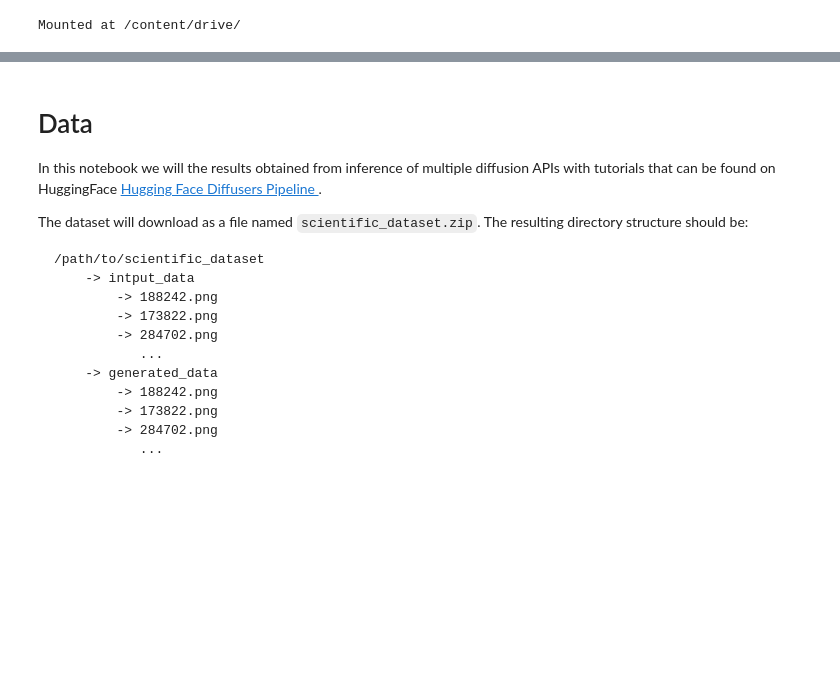
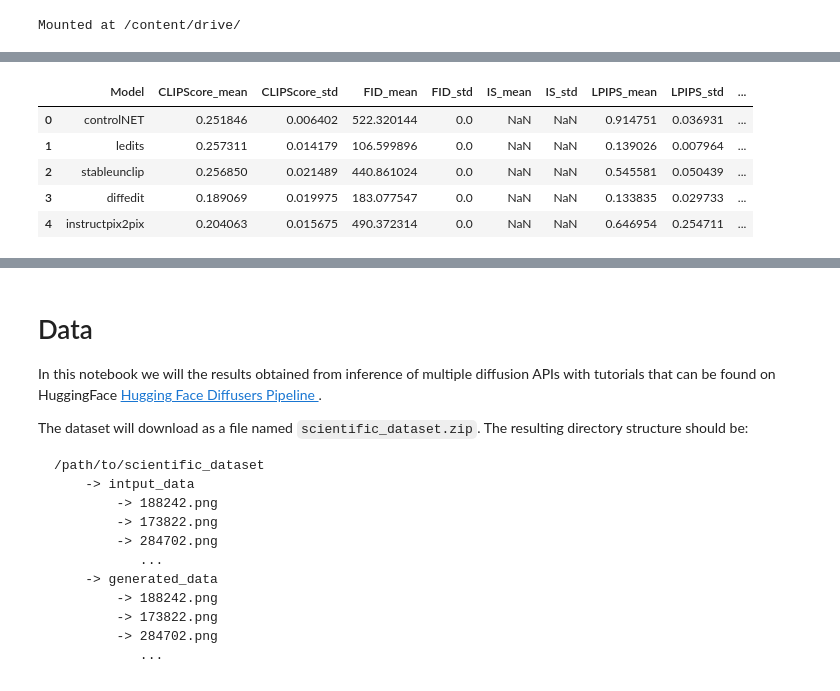
Before and after one commit to lbl-camera/genAI, a Jupyter notebook: calculate_metrics.ipynb, the cells around one changed output, grey strips where cells are left out. Drawn from its saved outputs; the diff is of its cells as text; code cells hidden in the pictures; blank space fills up the shorter version.

Commit message:
refactored calculate_metrics

```diff
--- a/calculate_metrics.ipynb
+++ b/calculate_metrics.ipynb
@@ -214,0 +61,10 @@ def get_metrics_diffusion(raw_path, edited_img_rootpath, resize = True, resize_s
+# %%
+# Add the path of the basefolder where the data is located and the generated samples will be save later in the notebook
+basepath = "/content/drive/MyDrive/CAMERA Stable Diffusion/data_tutorial"
+# %%
+# Count number of files in directory
+data = 'ROCKS' # Choose among ROCKS, ROOTS, CMC
+mode = 'generation' # Can be either "variation", "edit" or "generation"
+save_rootpath = os.path.join(basepath, "generated/{}/dall-e-3_{}".format(data, mode))
+save_list = [e for e in os.listdir(save_rootpath) if not e.startswith(".")]
+print("Number of generated images available: {}".format(len(save_list)))
@@ -214,0 +411,2 @@ def get_metrics_diffusion(raw_path, edited_img_rootpath, resize = True, resize_s
+# %%
+models = ['controlNET', 'ledits', 'stableunclip', 'diffedit', 'instructpix2pix', 'dall-e-2_edit', 'dall-e-2_variation', 'dall-e-2_generation', 'dall-e-3_generation']
@@ -214,0 +415,16 @@ def get_metrics_diffusion(raw_path, edited_img_rootpath, resize = True, resize_s
+# %%
+prompts = {'controlNET': "X-ray image of a composite material with deformed circles",
+           'stableunclip': "X-ray image of a composite material with deformed circles",
+           'ledits': "small deformed circles",
+           'diffedit': "large circles",
+           'instructpix2pix': "make circles larger",
+           'dall-e-2_edit': "X-ray image of a composite material with deformed circles",
+           'dall-e-2_variation': 'N/A',
+           "dall-e-2_generation": "X-ray image of a composite material with deformed circles",
+           "dall-e-3_generation": "X-ray image of a composite material with deformed circles"}
+
+data = 'CMC'
+path_real = os.path.join(basepath, "raw/{}".format(data))
+path_fake = os.path.join(basepath, "generated/{}".format(data))
+
+df_cmc = get_df_metrics(path_real, path_fake, prompts, models, data)
@@ -214,0 +507,9 @@ def get_metrics_diffusion(raw_path, edited_img_rootpath, resize = True, resize_s
+# %%
+df_cmc.head()
+# %% [output]
+|  | Model | CLIPScore_mean | CLIPScore_std | FID_mean | FID_std | IS_mean | IS_std | LPIPS_mean | LPIPS_std | ... |
+| 0 | controlNET | 0.251846 | 0.006402 | 522.320144 | 0.0 | NaN | NaN | 0.914751 | 0.036931 | ... |
+| 1 | ledits | 0.257311 | 0.014179 | 106.599896 | 0.0 | NaN | NaN | 0.139026 | 0.007964 | ... |
+| 2 | stableunclip | 0.256850 | 0.021489 | 440.861024 | 0.0 | NaN | NaN | 0.545581 | 0.050439 | ... |
+| 3 | diffedit | 0.189069 | 0.019975 | 183.077547 | 0.0 | NaN | NaN | 0.133835 | 0.029733 | ... |
+| 4 | instructpix2pix | 0.204063 | 0.015675 | 490.372314 | 0.0 | NaN | NaN | 0.646954 | 0.254711 | ... |
```
Also changed, not shown: parts of 87 cells of this notebook.
